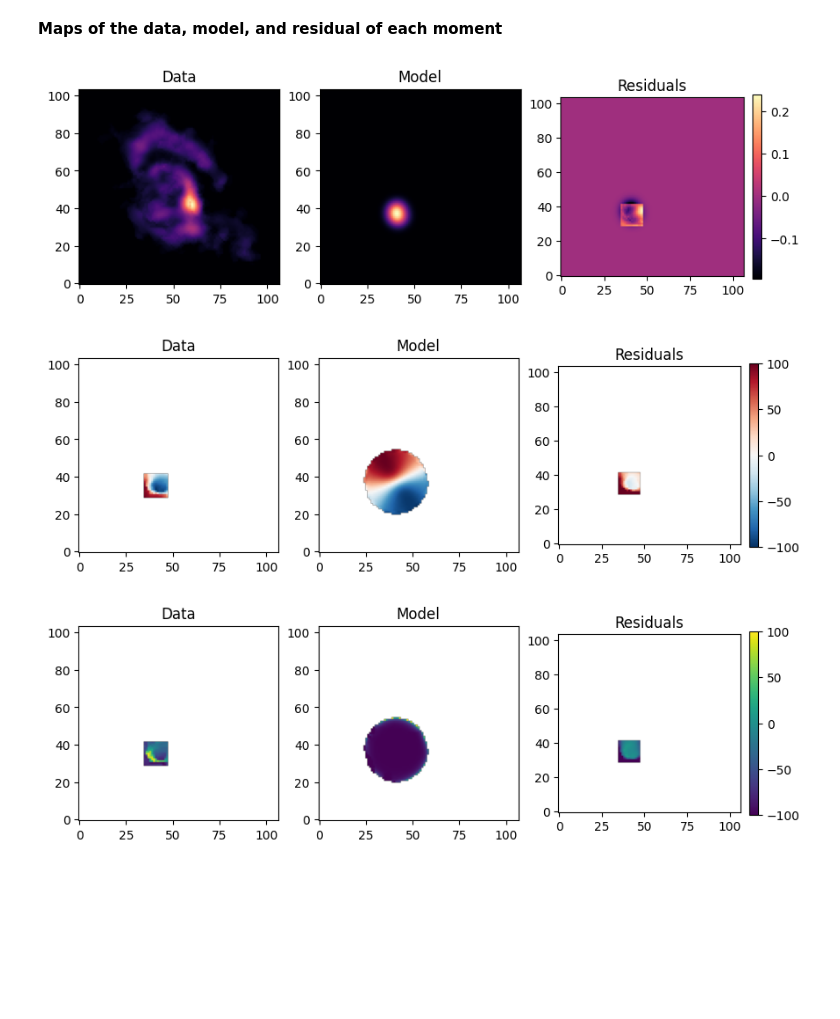
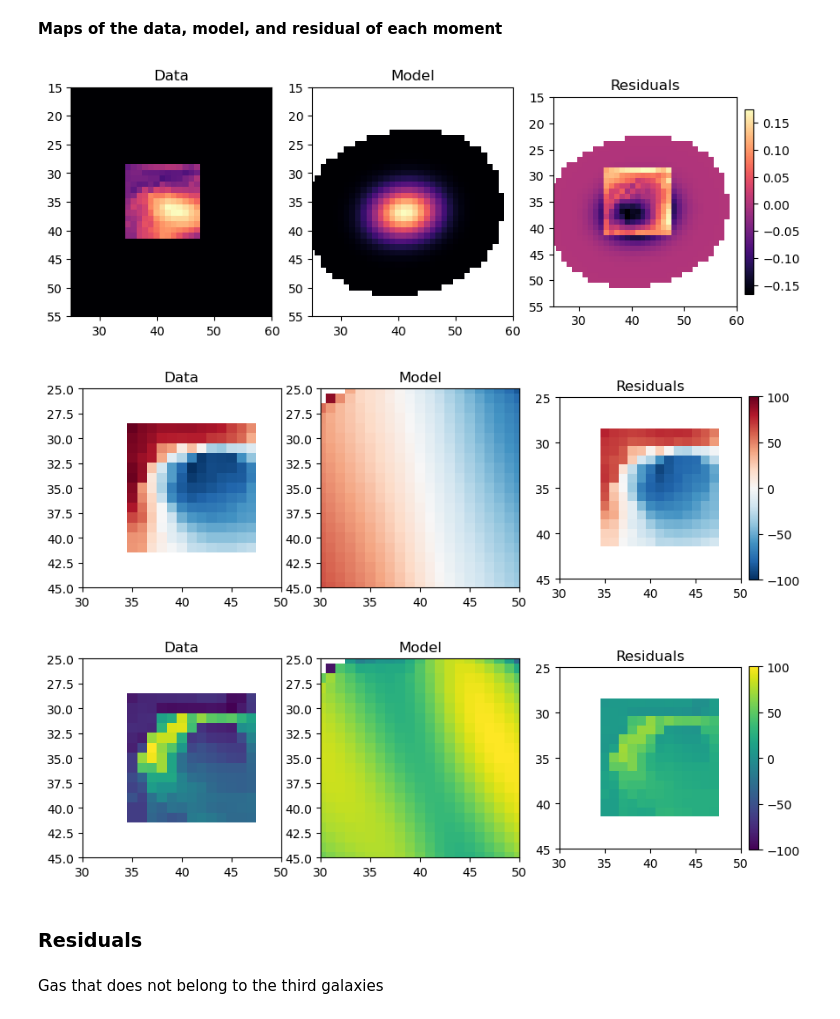
Before and after one commit to AnyelTars/Arp86-Galaxy-System, a Jupyter notebook: USNOA2-1125-19940303/moment_maps-arp86-3.ipynb, the cells around one changed output. Saved outputs shown, nothing was run; the diff lists cells and outputs as text; code cells hidden in the pictures; blank space fills up the shorter version.

Commit message:
Model-maps of the galaxy

```diff
--- a/USNOA2-1125-19940303/moment_maps-arp86-3.ipynb
+++ b/USNOA2-1125-19940303/moment_maps-arp86-3.ipynb
@@ -22,7 +22,7 @@ import os
 from IPython import display
 import matplotlib.patches as patches
 # %%
-directory="/home/anyeldavid/Desktop/RESEARCH-INTERSHIPS/data_cubes/USNOA2-1125-19940303/"
+directory="/home/angeldavid/Desktop/Fedora/RESEARCH-INTERSHIPS/data_cubes/USNOA2-1125-19940303/"
 cube='arp86-3_cube.fits'
 mask='S2349+2904_HIcube2_clean_smooth_image_5_mask_kms.fits'
 # %%
@@ -292,6 +292,7 @@ header_model, data_model = read_fits_cube(directory + file_model)
 ***Moment 0 map with BBarolo Model***
 # %%
 mom0_dat_model = np.nansum(data_model,axis=0)*abs(header_model['CDELT3'])/1000
+header_model_mom0,mom0_dat_model0 = read_fits_cube("/home/angeldavid/Desktop/Fedora/RESEARCH-INTERSHIPS/data_cubes/USNOA2-1125-19940303/output10/SoFiA_J234703.61+292835.6/maps/SoFiA_J234703.61+292835.6mod_0mom_none.fits")
 # %% [markdown]
 ***Moment 1 map with BBarolo Model***
 # %%
@@ -303,47 +306,69 @@ mom2_dat_model = compute_moment2(data_model, header_model, mom1_dat_model,mom0_d
 # %% [markdown]
 Calculate the residuals of the model
 # %%
-residual_mom0 = computed_mom0_dat -mom0_dat_model
-residual_mom1 = computed_mom1_dat - mom1_dat_model
-residual_mom2 = computed_mom2_dat - mom2_dat_model
+residual_mom0 = computed_mom0_dat -mom0_dat_model0
+residual_mom1 = computed_mom1_dat - mom1_dat_model0
+residual_mom2 = computed_mom2_dat - mom2_dat_model0
 # %% [markdown]
 **Maps of the data, model, and residual of each moment**
 # %%
 fig, axs = plt.subplots(1, 3, figsize=(10, 17))
-im1 = axs[0].imshow(mom0_dat, cmap='magma')
+im1 = axs[0].imshow(computed_mom0_dat, cmap='magma')
 axs[0].set_title('Data')
-im2 = axs[1].imshow(mom0_dat_model, cmap='magma')
+axs[0].set_xlim(25,60)
+axs[0].set_ylim(15,55)
+im2 = axs[1].imshow(mom0_dat_model0, cmap='magma')
 axs[1].set_title('Model')
+axs[1].set_xlim(25,60)
+axs[1].set_ylim(15,55)
 im3 = axs[2].imshow(residual_mom0, cmap='magma')
 axs[2].set_title('Residuals')
+axs[2].set_xlim(25,60)
+axs[2].set_ylim(15,55)
 cbar = fig.colorbar(im3, ax=axs[2], fraction=0.046, pad=0.04)
 for ax in axs:
     ax.invert_yaxis()
 # %% [output]
-[figure, old version]
+[figure, new version]
 # %%
 fig, axs = plt.subplots(1, 3, figsize=(10, 17))
 im1 = axs[0].imshow(computed_mom1_dat, cmap='RdBu_r')
 axs[0].set_title('Data')
-im2 = axs[1].imshow(mom1_dat_model, cmap='RdBu_r')
+axs[0].set_xlim(30,50)
+axs[0].set_ylim(25,45)
+im2 = axs[1].imshow(mom1_dat_model0, cmap='RdBu_r')
 axs[1].set_title('Model')
+axs[1].set_xlim(30,50)
+axs[1].set_ylim(25,45 )
 im3 = axs[2].imshow(residual_mom1, cmap='RdBu_r', vmax=100, vmin=-100)
 axs[2].set_title('Residuals')
+axs[2].set_xlim(30,50)
+axs[2].set_ylim(25,45)
 cbar = fig.colorbar(im3, ax=axs[2], fraction=0.046, pad=0.04)
 for ax in axs:
     ax.invert_yaxis()
 # %% [output]
-[figure, old version]
+[figure, new version]
 # %%
 fig, axs = plt.subplots(1, 3, figsize=(10, 15))
 im1 = axs[0].imshow(computed_mom2_dat, cmap='viridis')
 axs[0].set_title('Data')
-im2 = axs[1].imshow(mom2_dat_model, cmap='viridis')
+axs[0].set_xlim(30,50)
+axs[0].set_ylim(25,45)
+im2 = axs[1].imshow(mom2_dat_model0, cmap='viridis')
 axs[1].set_title('Model')
+axs[1].set_xlim(30,50)
+axs[1].set_ylim(25,45)
 im3 = axs[2].imshow(residual_mom2, cmap='viridis',vmin=-100,vmax=100)
 axs[2].set_title('Residuals')
+axs[2].set_xlim(30,50)
+axs[2].set_ylim(25,45)
 cbar = fig.colorbar(im3, ax=axs[2], fraction=0.046, pad=0.04)
 for ax in axs:
     ax.invert_yaxis()
 # %% [output]
-[figure, old version]
+[figure, new version]
+# %% [markdown]
+### Residuals
+# %% [markdown]
+Gas that does not belong to the third galaxies
```
Also changed, not shown: parts of 12 cells of this notebook.
